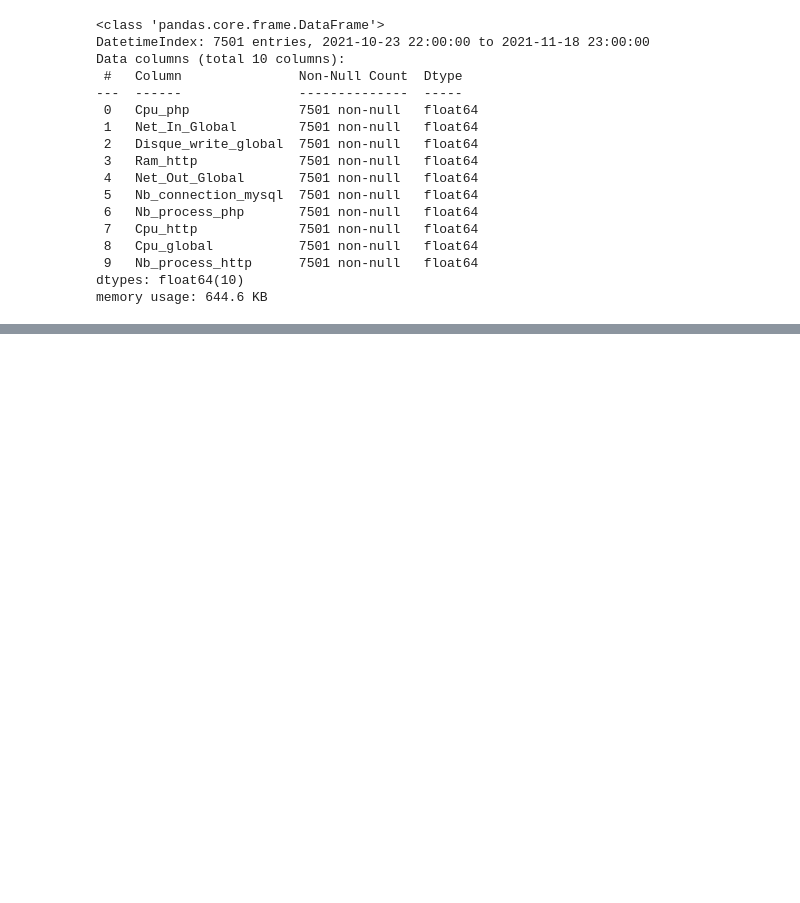
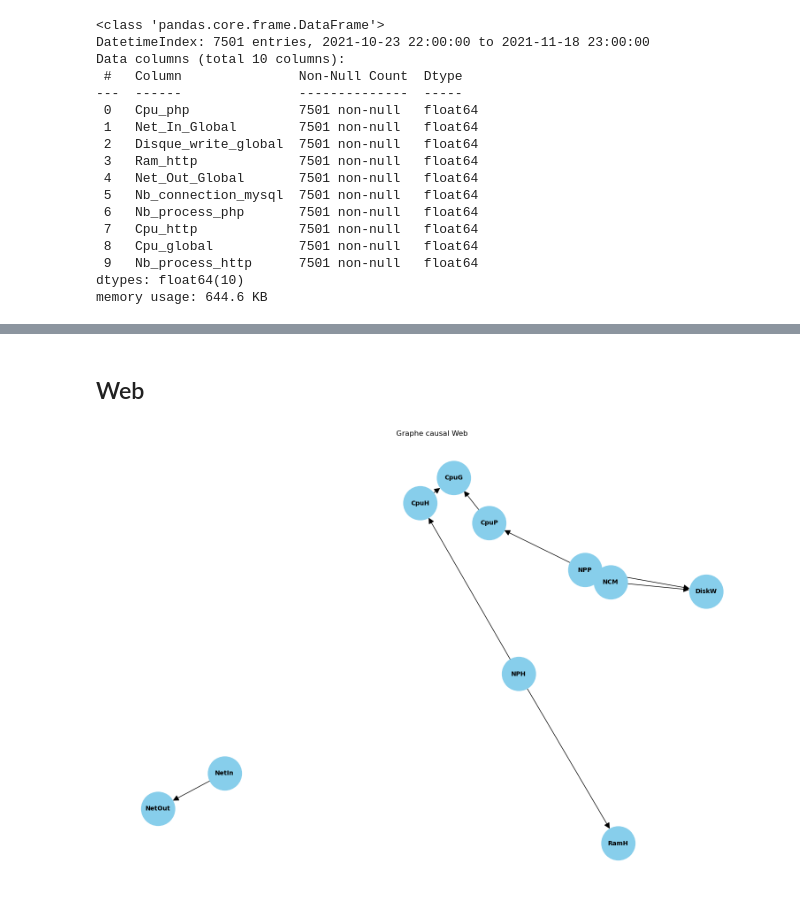
Before and after one commit to chloegdt/Case_Studies_of_Causal_Discovery_from_IT_Monitoring_Time_Series, a Jupyter notebook: plots.ipynb, the cells around one changed output, grey strips where cells are left out. Saved outputs shown, nothing was run; the diff lists cells and outputs as text; code cells hidden in the pictures; blank space fills up the shorter version.

```diff
--- a/plots.ipynb
+++ b/plots.ipynb
@@ -456,0 +557,41 @@ plt.savefig(path)
+# %% [markdown]
+## Web
+# %%
+import networkx as nx
+import matplotlib.pyplot as plt
+import os
+
+G = nx.DiGraph()
+
+nodes = ["NetIn", "NetOut", "NPH", "NPP", "NCM", "CpuH", "RamH", "CpuP", "DiskW", "CpuG"]
+G.add_nodes_from(nodes)
+
+edges = [
+    ("NPP", "NCM"),
+    ("NPP", "CpuP"),
+    ("NPP", "DiskW"),
+    ("NPH", "CpuH"),
+    ("NPH", "RamH"),
+    ("CpuP", "CpuG"),
+    ("CpuH", "CpuG"),
+    ("NetIn", "NetOut"),
+    ("NCM", "DiskW")
+]
+
+G.add_edges_from(edges)
+
+pos = nx.spring_layout(G)
+plt.figure(figsize=(15, 10))
+nx.draw(G, pos, with_labels=True, node_size=3000, node_color="skyblue", font_size=10, font_weight="bold", arrowsize=20)
+plt.title('Graphe causal Web')
+
+repertoire = 'mes_graphes'
+nom_fichier = 'graphe_causal_web.png'
+chemin_complet = os.path.join(repertoire, nom_fichier)
+
+os.makedirs(repertoire, exist_ok=True)
+
+plt.savefig(chemin_complet)
+plt.show()
+# %% [output]
+[figure, added]
```
Also changed, not shown: parts of 23 cells of this notebook.
